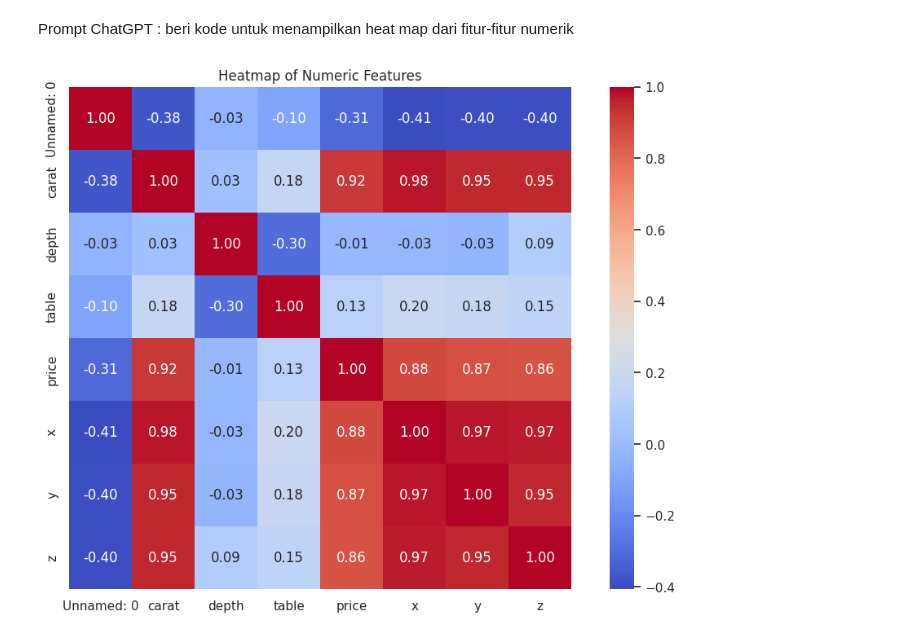
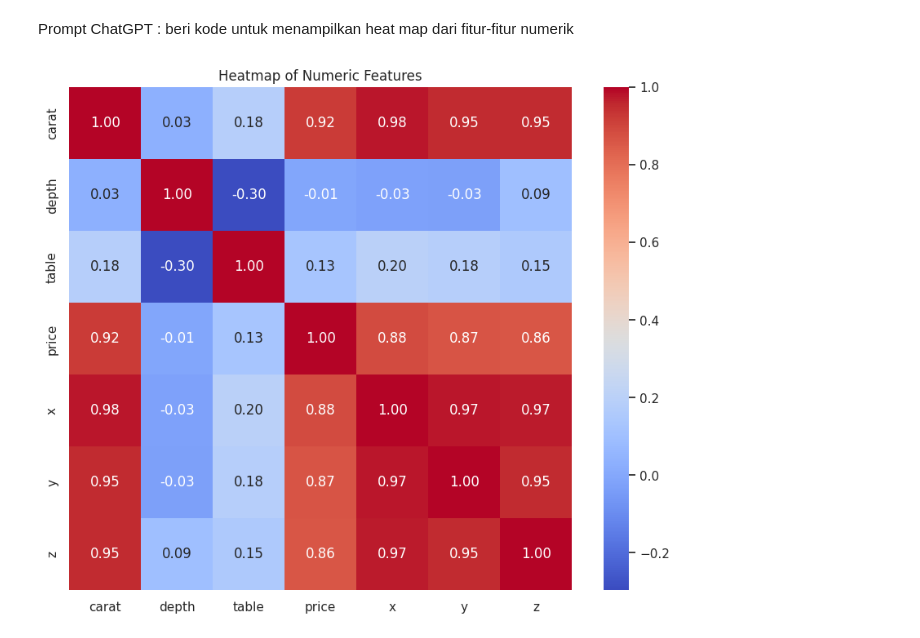
Before and after one commit to delonfadhil/MachineLearningTasks, a Jupyter notebook: 4thWeekTasks/4_Data_Visualization.ipynb, the cells around one changed output. Drawn from its saved outputs; the diff is of its cells as text; code cells hidden in the pictures.

```diff
--- a/4thWeekTasks/4_Data_Visualization.ipynb
+++ b/4thWeekTasks/4_Data_Visualization.ipynb
@@ -143,13 +148,16 @@ plt.show()
 # %% [markdown]
 Prompt ChatGPT : beri kode untuk menampilkan heat map dari fitur-fitur numerik
 # %%
+# Memilih fitur-fitur numerik
+numeric_features = ['carat', 'depth', 'table', 'price', 'x', 'y', 'z']
+
 # Menghitung korelasi antar fitur numerik
-corr = df.select_dtypes(include=['float64', 'int64']).corr()
+correlation_matrix = df[numeric_features].corr()
 
-# Membuat heatmap dari korelasi
-plt.figure(figsize=(12, 8))
-sns.heatmap(corr, annot=True, cmap='coolwarm', fmt='.2f', square=True)
+# Membuat heatmap untuk menampilkan korelasi
+plt.figure(figsize=(10, 8))
+sns.heatmap(correlation_matrix, annot=True, cmap='coolwarm', fmt=".2f", square=True)
 plt.title('Heatmap of Numeric Features')
 plt.show()
 # %% [output]
-[figure, old version]
+[figure, new version]
```
Also changed, not shown: parts of 9 cells of this notebook.
